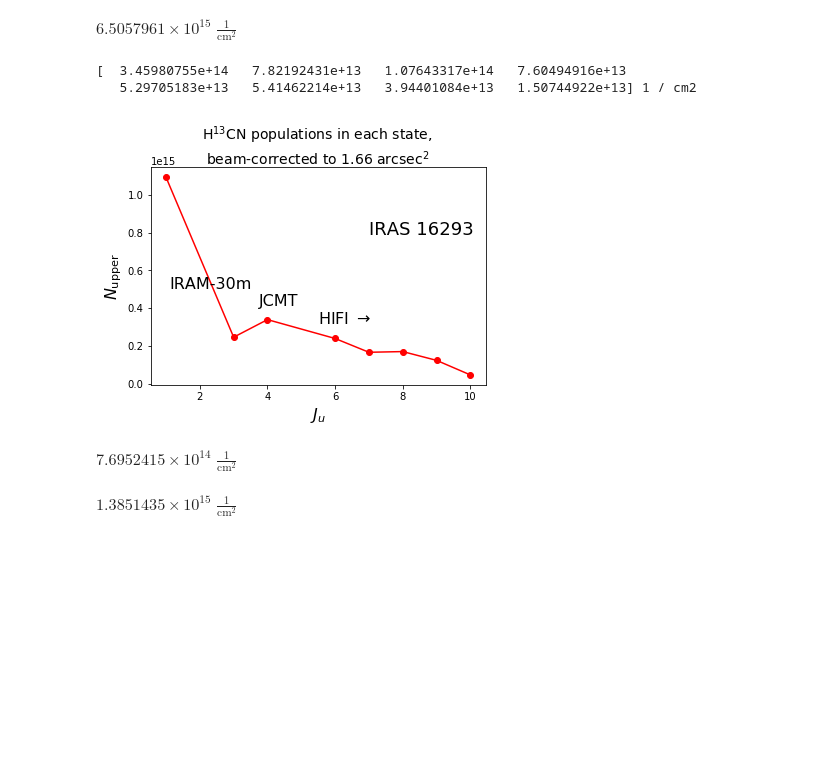
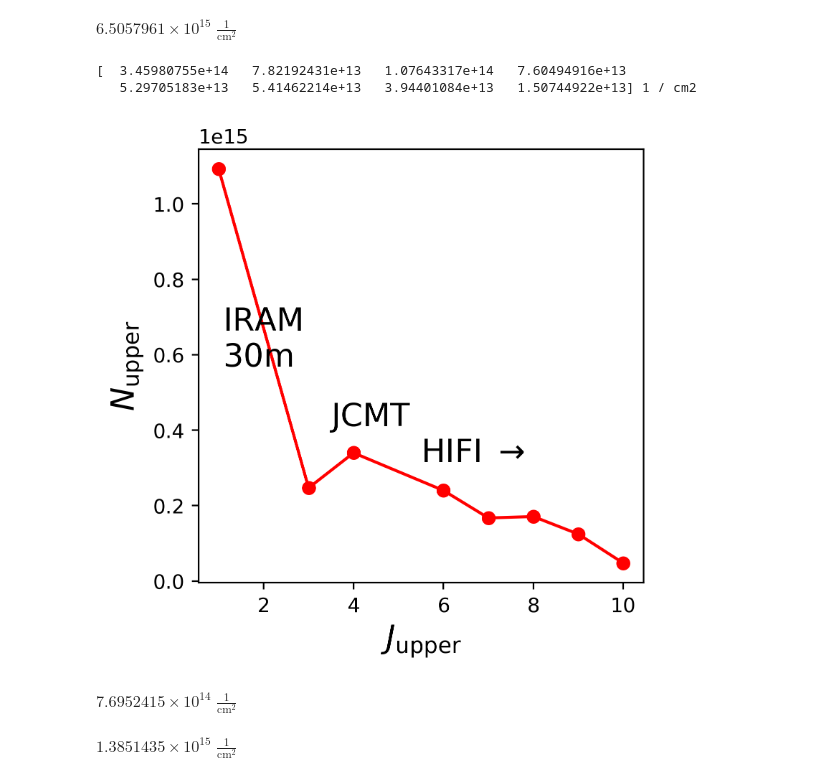
Before and after one commit to tomr-stargazer/nitrogen-accounting-plots, a Jupyter notebook: old Plume-Goldsmith analysis of h13cn at IRAS 16293.ipynb, the cells around one changed output. Cells and saved outputs as stored; diff of their text form; code cells hidden in the pictures; blank space fills up the shorter version.

Commit message:
an update to this ipython notebook - i made a plot for my poster here.

```diff
--- a/old Plume-Goldsmith analysis of h13cn at IRAS 16293.ipynb
+++ b/old Plume-Goldsmith analysis of h13cn at IRAS 16293.ipynb
@@ -198,33 +198,33 @@ $6.5057961 \times 10^{15} \; \mathrm{\frac{1}{cm^{2}}}$
 # %%
 # Now with the beamsize solid angle at 1.66 arcsec^2
 # per the ALMA source size measurement situation
 
 source_area = 1.66 * u.arcsec**2
 
 N_u_beam_corrected = u.Quantity(
     [N_upper_from_line(line_xx, A_xx) * line_xx.beam**2/source_area for line_xx, A_xx in zip(h13cn_lines, h13cn_Auls)])
 
 print N_u_beam_corrected
-fig = plt.figure()
+fig = plt.figure(figsize=(4,4), dpi=400)
 
 plt.plot([1,3,4,6,7,8,9,10], tau_correction*N_u_beam_corrected, 'ro-')
-plt.title("H$^{13}$CN populations in each state, \nbeam-corrected to 1.66 arcsec$^2$", fontsize=14)
-plt.xlabel("$J_u$", fontsize=16)
+# plt.title("H$^{13}$CN populations in each state, \nbeam-corrected to 1.66 arcsec$^2$", fontsize=14)
+plt.xlabel(r"$J_{\rm{upper}}$", fontsize=16)
 plt.ylabel(r"$N_{\rm{upper}}$", fontsize=16)
 
-plt.text(7, tau_correction*2.5e14, "IRAS 16293", fontsize=18)
+# plt.text(6, tau_correction*2.5e14, "IRAS 16293", fontsize=18)
 
-plt.text(1.1, tau_correction*1.6e14, "IRAM-30m", fontsize=16)
-plt.text(3.75, tau_correction*1.3e14, "JCMT", fontsize=16)
+plt.text(1.1, tau_correction*1.8e14, "IRAM\n30m", fontsize=16)
+plt.text(3.5, tau_correction*1.3e14, "JCMT", fontsize=16)
 plt.text(5.5, tau_correction*1e14, "HIFI $\\rightarrow$", fontsize=16)
 
 plt.show()
 
 np.sum(N_u_beam_corrected)
 # %% [output]
 [  3.45980755e+14   7.82192431e+13   1.07643317e+14   7.60494916e+13
    5.29705183e+13   5.41462214e+13   3.94401084e+13   1.50744922e+13] 1 / cm2
-[figure, old version]
+[figure, new version]
 $7.6952415 \times 10^{14} \; \mathrm{\frac{1}{cm^{2}}}$
 # %%
 f_c = 1.8 # trust me
```
Also changed, not shown: parts of 1 cell of this notebook.
